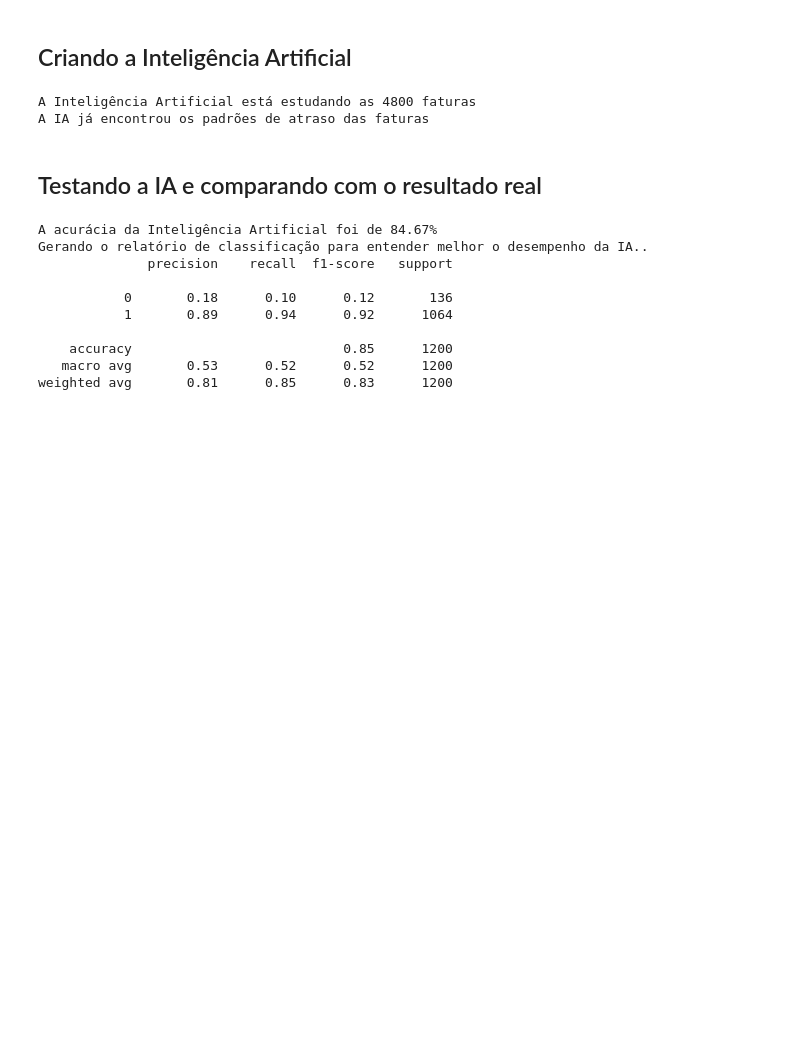
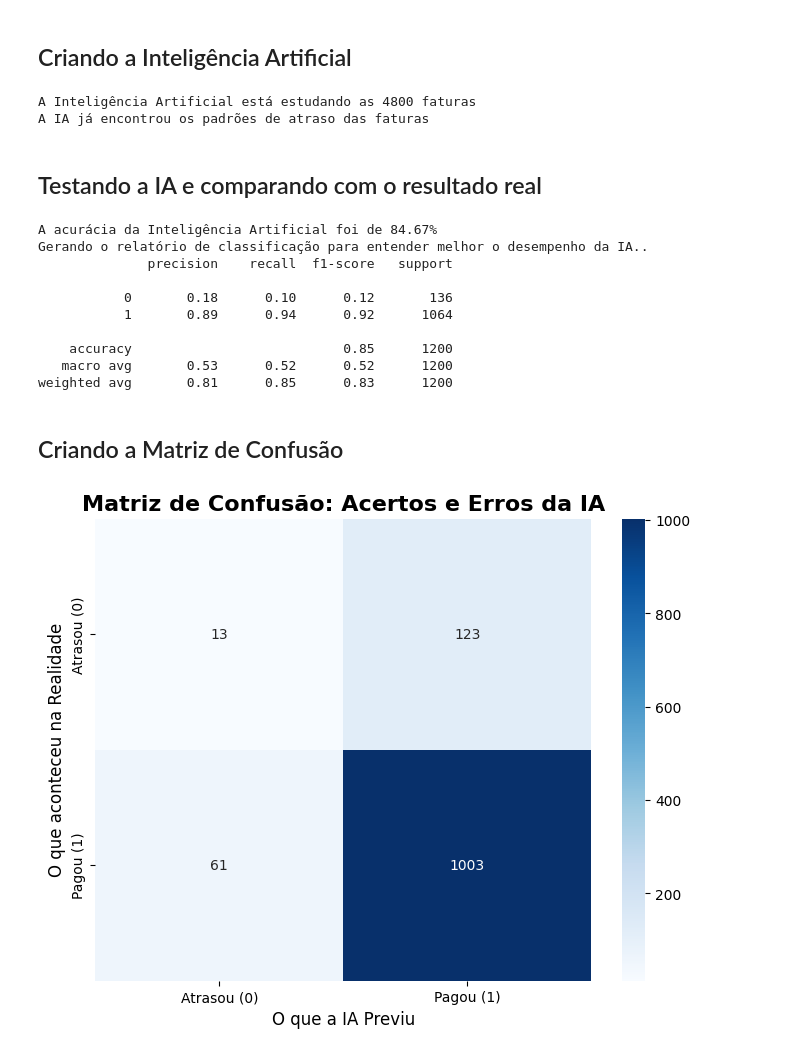
Before and after one commit to laisedosdados/Credit-Risk-Predictor, a Jupyter notebook: notebooks/01_exploracao_dados.ipynb, the cells around one changed output. Drawn from its saved outputs; the diff is of its cells as text; code cells hidden in the pictures; blank space fills up the shorter version.

Commit message:
Criando uma Matriz de Confusão para visualizar os erros e acertos da IA

```diff
--- a/notebooks/01_exploracao_dados.ipynb
+++ b/notebooks/01_exploracao_dados.ipynb
@@ -368,3 +368,30 @@ Gerando o relatório de classificação para entender melhor o desempenho da IA.
     accuracy                           0.85      1200
    macro avg       0.53      0.52      0.52      1200
 weighted avg       0.81      0.85      0.83      1200
+# %% [markdown]
+## Criando a Matriz de Confusão
+# %%
+# Importando as bibliotecas visuais
+import matplotlib.pyplot as plt
+import seaborn as sns
+from sklearn.metrics import confusion_matrix
+# Calculando a Matriz de Confusão
+matriz = confusion_matrix(y_teste, previsoes)
+# Desenhando o Gráfico de Calor
+plt.figure(figsize=(8, 6))
+sns.heatmap(
+    matriz,
+    annot=True,
+    fmt='d',
+    cmap='Blues',
+    xticklabels=['Atrasou (0)', 'Pagou (1)'],
+    yticklabels=['Atrasou (0)', 'Pagou (1)']
+)
+# Colocando os títulos e legendas
+plt.title('Matriz de Confusão: Acertos e Erros da IA', fontsize=16, fontweight='bold')
+plt.xlabel('O que a IA Previu', fontsize=12)
+plt.ylabel('O que aconteceu na Realidade', fontsize=12)
+# Exibindo o gráfico
+plt.show()
+# %% [output]
+[figure, added]
```
